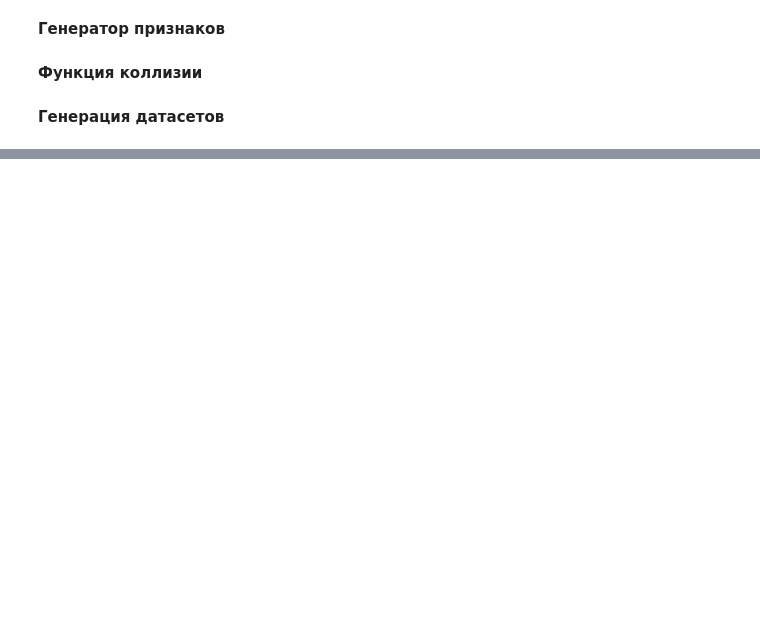
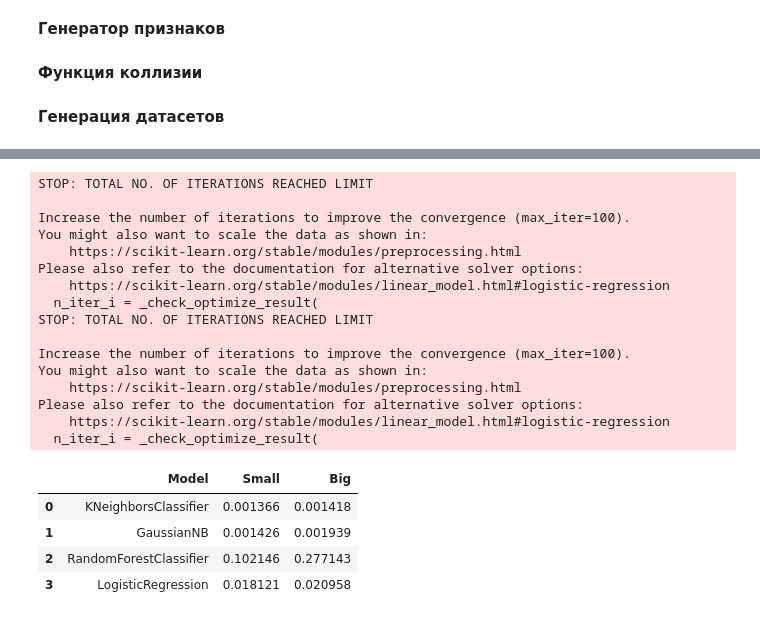
Before and after one commit to TheSlavchik/Unik, a Jupyter notebook: PP/Lab2/lab2.ipynb, the cells around one changed output, grey strips where cells are left out. Saved outputs shown, nothing was run; the diff lists cells and outputs as text; code cells hidden in the pictures; blank space fills up the shorter version.

```diff
--- a/PP/Lab2/lab2.ipynb
+++ b/PP/Lab2/lab2.ipynb
@@ -265,0 +232,55 @@ results_df
+# %%
+import time
+
+def get_train_time(model, X, y):
+    start_time = time.time()
+    model.fit(X, y)
+    end_time = time.time()
+
+    return end_time - start_time
+# %%
+datasets_to_run = {
+    "Small": datasets["ID1_S50_F5"],
+    "Big": datasets["ID12_S1500_F15"]
+}
+
+fit_results = []
+
+for model in models:
+    model_name = model.__class__.__name__
+    row = {"Model": model_name}
+
+    for ds_name, df in datasets_to_run.items():
+        y = df["collision"]
+        X = df.drop(["collision"], axis=1)
+
+        X_train, _, y_train, _ = train_test_split(X, y, test_size=0.2, random_state=228)
+
+        row[ds_name] = get_train_time(model, X_train, y_train)
+
+    fit_results.append(row)
+
+df_results = pd.DataFrame(fit_results)
+df_results
+# %% [output]
+STOP: TOTAL NO. OF ITERATIONS REACHED LIMIT
+
+Increase the number of iterations to improve the convergence (max_iter=100).
+You might also want to scale the data as shown in:
+    https://scikit-learn.org/stable/modules/preprocessing.html
+Please also refer to the documentation for alternative solver options:
+    https://scikit-learn.org/stable/modules/linear_model.html#logistic-regression
+  n_iter_i = _check_optimize_result(
+STOP: TOTAL NO. OF ITERATIONS REACHED LIMIT
+
+Increase the number of iterations to improve the convergence (max_iter=100).
+You might also want to scale the data as shown in:
+    https://scikit-learn.org/stable/modules/preprocessing.html
+Please also refer to the documentation for alternative solver options:
+    https://scikit-learn.org/stable/modules/linear_model.html#logistic-regression
+  n_iter_i = _check_optimize_result(
+|  | Model | Small | Big |
+| 0 | KNeighborsClassifier | 0.001366 | 0.001418 |
+| 1 | GaussianNB | 0.001426 | 0.001939 |
+| 2 | RandomForestClassifier | 0.102146 | 0.277143 |
+| 3 | LogisticRegression | 0.018121 | 0.020958 |
```
Also changed, not shown: parts of 9 cells of this notebook, 17 other files.
